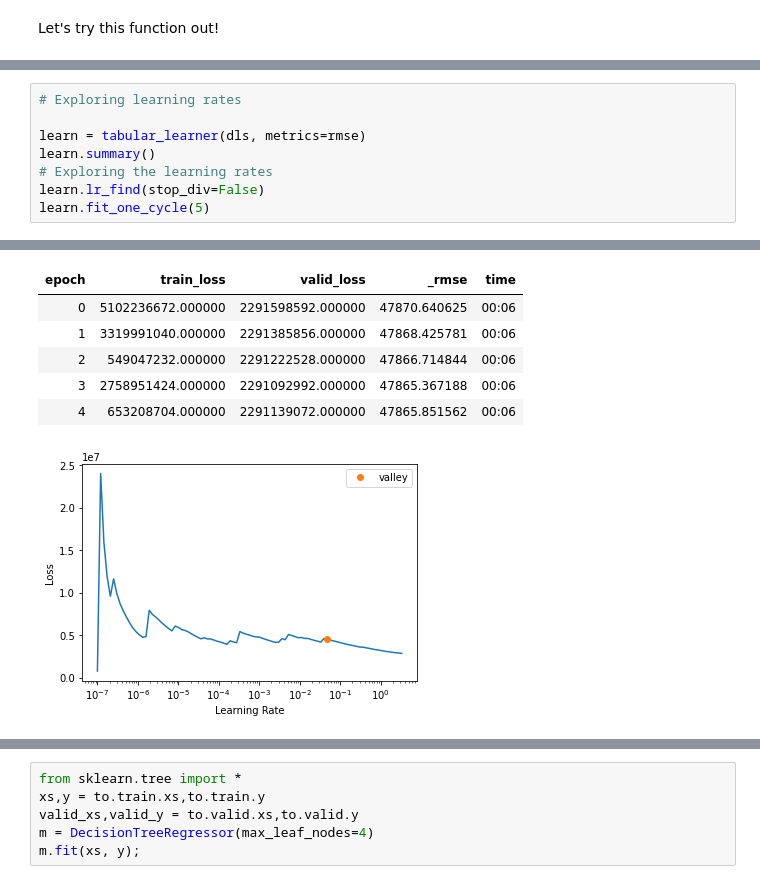
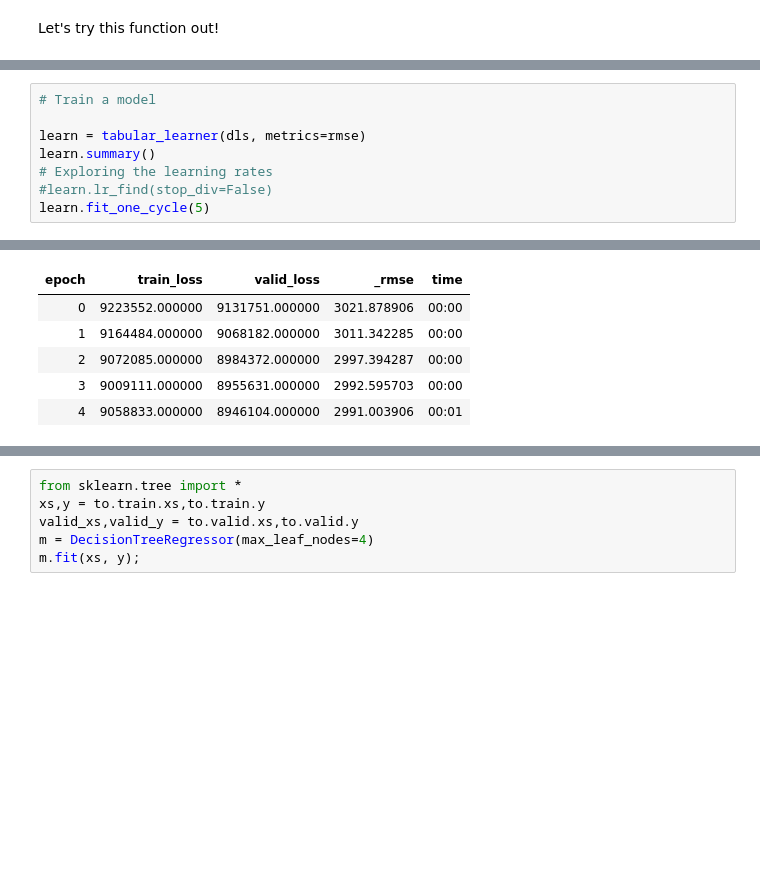
Before and after one commit to fastai-energetic-engineering/ashrae, a Jupyter notebook: ASHRAE_energy_fastai.ipynb, the cells around one changed output, grey strips where cells are left out. Cells and saved outputs as stored; diff of their text form; blank space fills up the shorter version.

```diff
--- a/ASHRAE_energy_fastai.ipynb
+++ b/ASHRAE_energy_fastai.ipynb
@@ -185,10 +204,10 @@ dls.show_batch()
 # %%
-# Exploring learning rates
+# Train a model
 
 learn = tabular_learner(dls, metrics=rmse)
 learn.summary()
 # Exploring the learning rates
-learn.lr_find(stop_div=False)
+#learn.lr_find(stop_div=False)
 learn.fit_one_cycle(5)
 # %% [output]
 [interactive output not drawn]
@@ -196,10 +214,9 @@ learn.fit_one_cycle(5)
 | epoch | train_loss | valid_loss | _rmse | time |
-| 0 | 5102236672.000000 | 2291598592.000000 | 47870.640625 | 00:06 |
-| 1 | 3319991040.000000 | 2291385856.000000 | 47868.425781 | 00:06 |
-| 2 | 549047232.000000 | 2291222528.000000 | 47866.714844 | 00:06 |
-| 3 | 2758951424.000000 | 2291092992.000000 | 47865.367188 | 00:06 |
-| 4 | 653208704.000000 | 2291139072.000000 | 47865.851562 | 00:06 |
+| 0 | 9223552.000000 | 9131751.000000 | 3021.878906 | 00:00 |
+| 1 | 9164484.000000 | 9068182.000000 | 3011.342285 | 00:00 |
+| 2 | 9072085.000000 | 8984372.000000 | 2997.394287 | 00:00 |
+| 3 | 9009111.000000 | 8955631.000000 | 2992.595703 | 00:00 |
+| 4 | 9058833.000000 | 8946104.000000 | 2991.003906 | 00:01 |
-[figure, removed]
 # %%
 learn.show_results()
 # %% [output]
```
Also changed, not shown: parts of 10 cells of this notebook.
